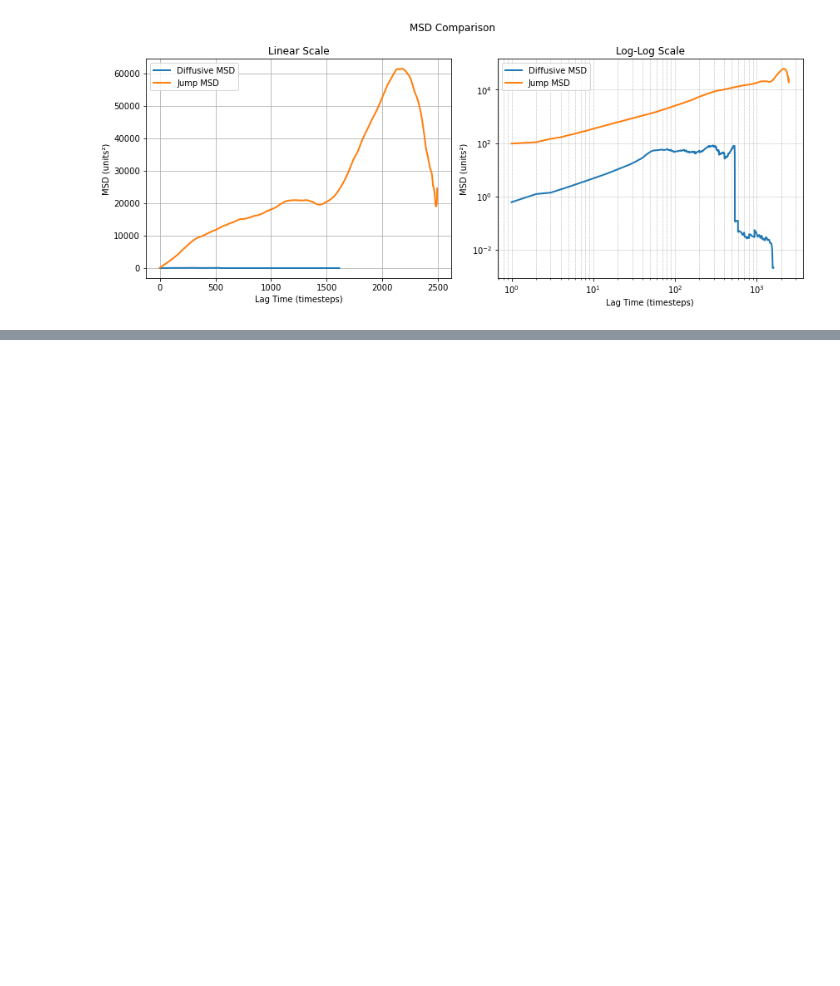
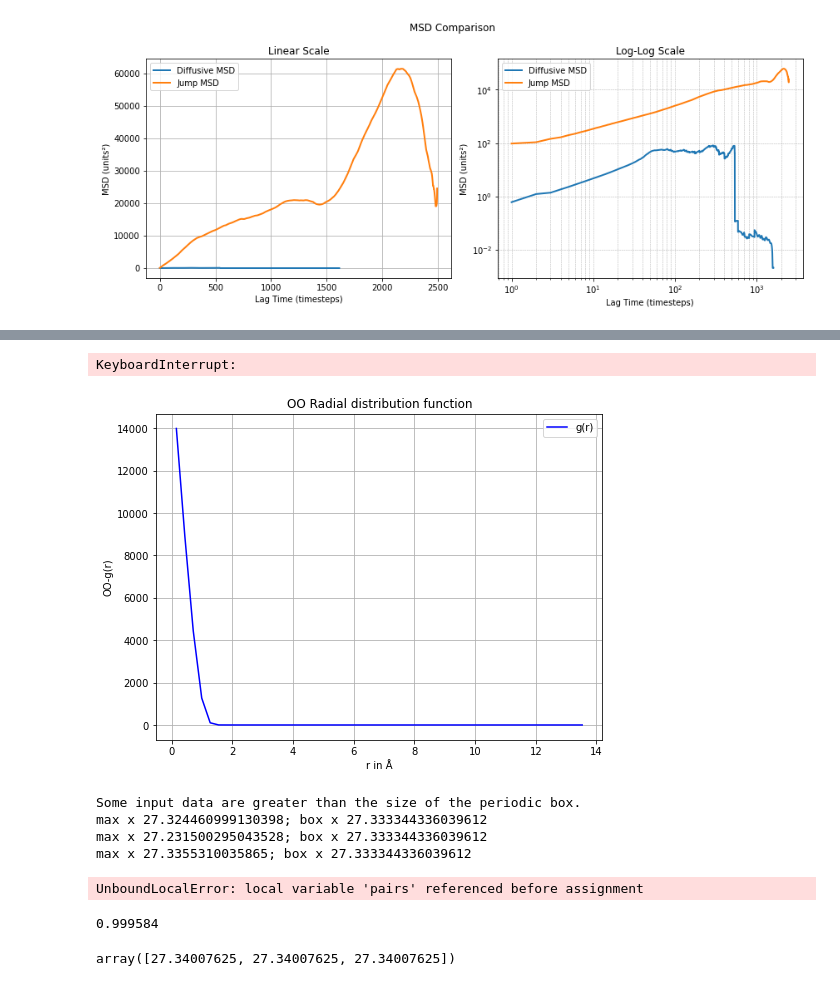
Before and after one commit to Karim-Ib/MD_Lammps_analysis, a Jupyter notebook: tutorial_notebook/Ion_analysis.ipynb, the cells around one changed output, grey strips where cells are left out. Saved outputs shown, nothing was run; the diff lists cells and outputs as text; code cells hidden in the pictures; blank space fills up the shorter version.

Commit message:
rework optimizations for data flow

```diff
--- a/tutorial_notebook/Ion_analysis.ipynb
+++ b/tutorial_notebook/Ion_analysis.ipynb
@@ -680,0 +739,19 @@ plot_msd_dual(avg_diff_msd, lags, msd_jump, lag_jump)
+# %%
+file=r"Z:\\cluster_runs\\n_608\\NN_charged_test\\results\\charged_system\\charged_run_0\\trjwater.lammpstrj"
+file_test = r"Z:\\cluster_runs\\n_608\\NN_charged_test\\results\\charged_system\\charged_run_0\\trjwater.lammpstrj"
+save = r"Z:\\cluster_runs\\n_608\\NN_charged_test\\results\\charged_system\charged_run_0\\trjwater.h5"
+# %%
+pr = cProfile.Profile()
+pr.enable()
+
+# Test on 100 snapshots
+trj = Trajectory(file, format='lammpstrj_stream', save=save,verbosity='loud', batch_size=10000, lazy_load=True, scaled=1)
+
+pr.disable()
+
+# Print stats
+s = StringIO()
+ps = pstats.Stats(pr, stream=s).sort_stats('cumulative')
+ps.print_stats(30)  # Top 30 functions
+
+print(s.getvalue())
@@ -680,0 +796,39 @@ plot_msd_dual(avg_diff_msd, lags, msd_jump, lag_jump)
+# %%
+start_time = time.time()
+gr, r = trj.get_rdf()
+end_time = time.time()
+# %% [output]
+KeyboardInterrupt:
+# %%
+plot_rdf(gr, r)
+# %% [output]
+[figure, added]
+# %%
+pr = cProfile.Profile()
+pr.enable()
+
+# Test on 100 snapshots
+gr, r = trj.get_rdf(snapshot=0, single_frame=False)
+
+pr.disable()
+
+# Print stats
+s = StringIO()
+ps = pstats.Stats(pr, stream=s).sort_stats('cumulative')
+ps.print_stats(30)  # Top 30 functions
+
+print(s.getvalue())
+# %% [output]
+Some input data are greater than the size of the periodic box.
+max x 27.324460999130398; box x 27.333344336039612
+max x 27.231500295043528; box x 27.333344336039612
+max x 27.3355310035865; box x 27.333344336039612
+UnboundLocalError: local variable 'pairs' referenced before assignment
+# %%
+trj.s1[0][:, 2:].max()
+# %% [output]
+0.999584
+# %%
+trj.box_size[0]
+# %% [output]
+array([27.34007625, 27.34007625, 27.34007625])
```
Also changed, not shown: parts of 12 cells of this notebook, 5 other files.
